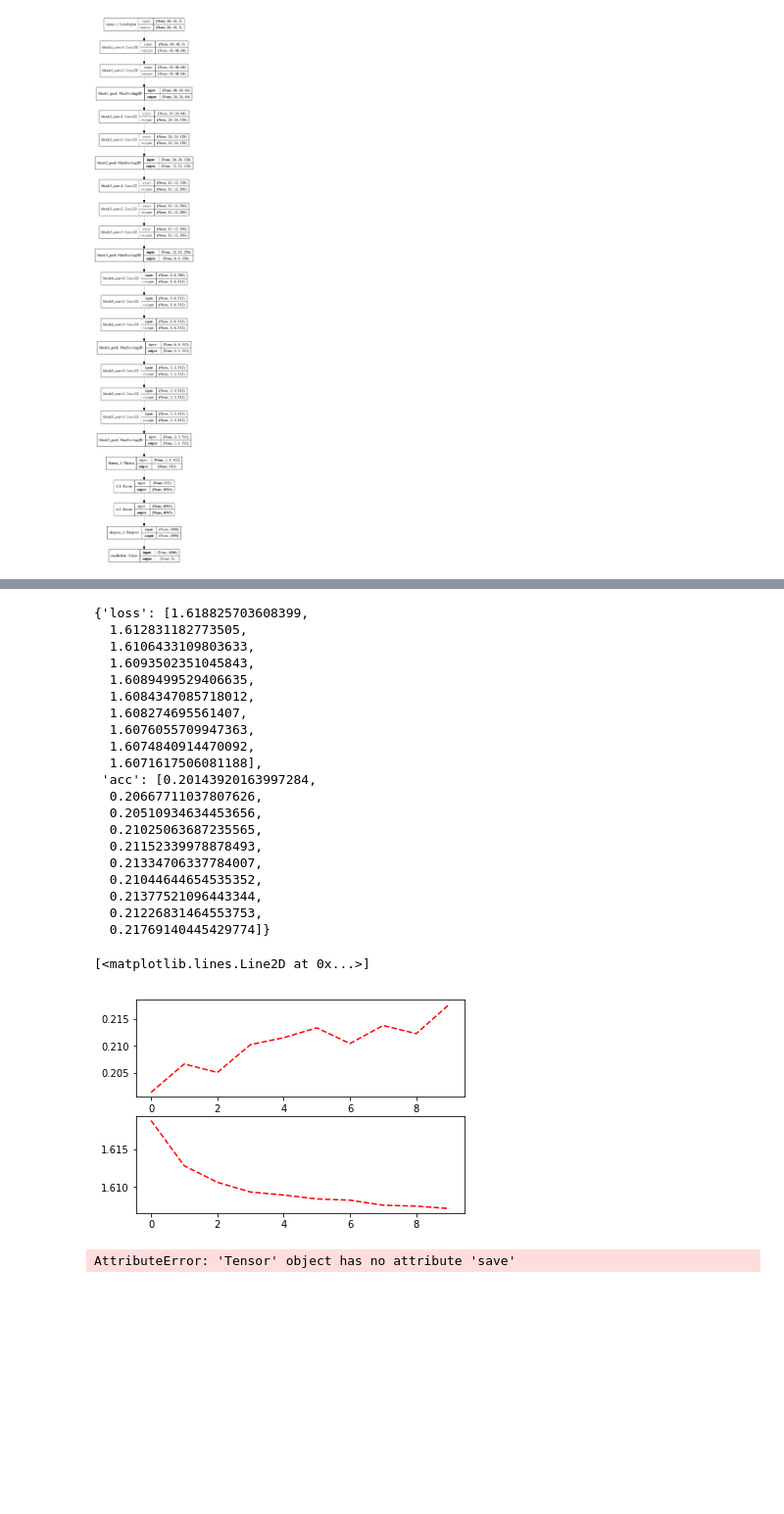
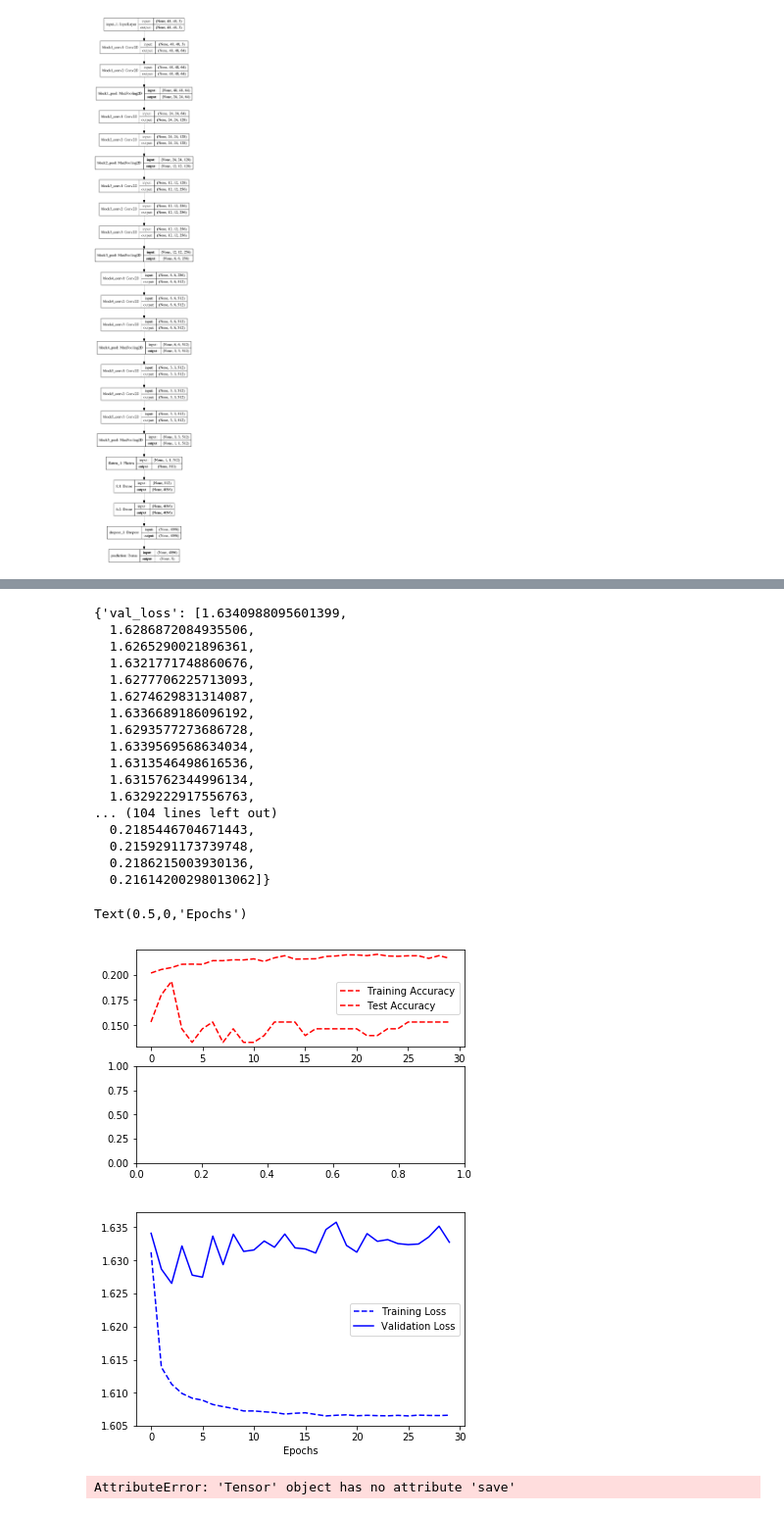
Before and after one commit to mayi140611/LSCJcourses, a Jupyter notebook: dl4cv/lesson7/基础_模型迁移_CBIR_augmentation.ipynb, the cells around one changed output, grey strips where cells are left out. Shown at 98% size. Drawn from its saved outputs; the diff is of its cells as text; code cells hidden in the pictures; blank space fills up the shorter version.

```diff
--- a/dl4cv/lesson7/基础_模型迁移_CBIR_augmentation.ipynb
+++ b/dl4cv/lesson7/基础_模型迁移_CBIR_augmentation.ipynb
@@ -29,7 +31,7 @@ RATIO = 0.2
 #根据分类总数确定one-hot总类
 NUM_DENSE = 5
 #训练总数
-epochs = 10
+epochs = 30
 #默认图片大小:512*512
 ishape=48
 #one hot TODO给改掉
@@ -97,7 +99,7 @@ img_generator = ImageDataGenerator(
 img_generator.fit(X_train)
 # fits the model_2 on batches with real-time data augmentation:
 log = model_vgg_pretrain.fit_generator(img_generator.flow(X_train,y_train_ohe, batch_size=64),
-                    steps_per_epoch=len(X_train), epochs=epochs)
+                    steps_per_epoch=len(X_train), epochs=epochs, validation_data=(X_test, y_test_ohe))
 score = model_vgg_pretrain.evaluate(X_test, y_test_ohe, verbose=0)
 #打印显示结果
 print('Test loss:', score[0])
@@ -123,45 +125,44 @@ Test accuracy: 0.15333333412806194
 # %%
 log.history
 # %% [output]
-{'loss': [1.618825703608399,
-  1.612831182773505,
-  1.6106433109803633,
-  1.6093502351045843,
-  1.6089499529406635,
-  1.6084347085718012,
-  1.608274695561407,
-  1.6076055709947363,
-  1.6074840914470092,
-  1.6071617506081188],
- 'acc': [0.20143920163997284,
-  0.20667711037807626,
-  0.20510934634453656,
-  0.21025063687235565,
-  0.21152339978878493,
-  0.21334706337784007,
-  0.21044644654535352,
-  0.21377521096443344,
-  0.21226831464553753,
-  0.21769140445429774]}
+{'val_loss': [1.6340988095601399,
+  1.6286872084935506,
+  1.6265290021896361,
+  1.6321771748860676,
+  1.6277706225713093,
+  1.6274629831314087,
+  1.6336689186096192,
+  1.6293577273686728,
+  1.6339569568634034,
+  1.6313546498616536,
+  1.6315762344996134,
+  1.6329222917556763,
+... (104 lines left out)
+  0.2185446704671443,
+  0.2159291173739748,
+  0.2186215003930136,
+  0.21614200298013062]}
 # %%
 plt.figure('acc')
 plt.subplot(2, 1, 1)
 plt.plot(range(epochs), log.history['acc'],'r--',label='Training Accuracy')
+plt.plot(range(epochs), log.history['val_acc'],'r--',label='Test Accuracy')
+# plt.plot(range(epochs), log.history['loss'],'r--',label='Training Accuracy')
+# plt.plot(log.history['val_acc'],'r-',label='Validation Accuracy')
+plt.legend(loc='best')
+plt.xlabel('Epochs')
+# plt.axis([0, epochs, 0.9, 1])
 plt.subplot(2, 1, 2)
-plt.plot(range(epochs), log.history['loss'],'r--',label='Training Accuracy')
-# plt.plot(log.history['val_acc'],'r-',label='Validation Accuracy')
-# plt.legend(loc='best')
-# plt.xlabel('Epochs')
-# plt.axis([0, epochs, 0.9, 1])
-# plt.figure('loss')
-# plt.plot(log.history['loss'],'b--',label='Training Loss')
-# # plt.plot(log.history['val_loss'],'b-',label='Validation Loss')
-# plt.legend(loc='best')
-# plt.xlabel('Epochs')
+plt.figure('loss')
+plt.plot(log.history['loss'],'b--',label='Training Loss')
+plt.plot(log.history['val_loss'],'b-',label='Validation Loss')
+plt.legend(loc='best')
+plt.xlabel('Epochs')
 # plt.axis([0, epochs, 0, 1])
 # %% [output]
-[<matplotlib.lines.Line2D at 0x...>]
+Text(0.5,0,'Epochs')
-[figure, old version]
+[figure, new version]
+[figure, added]
 # %%
 model.save('5type4cbirMODEL.h5')
 # %% [output]
```
Also changed, not shown: parts of 2 cells of this notebook, 9 other files.
